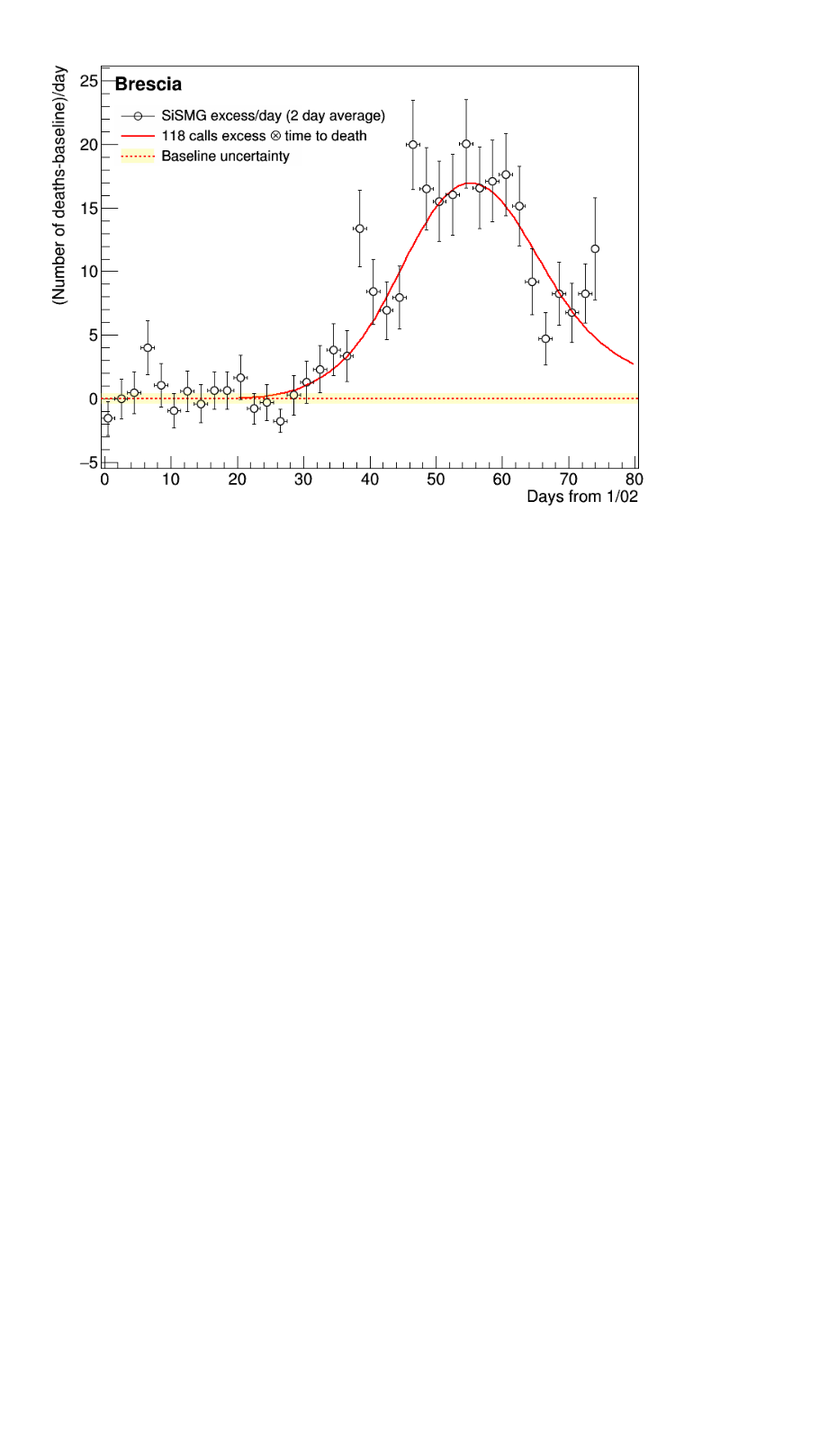
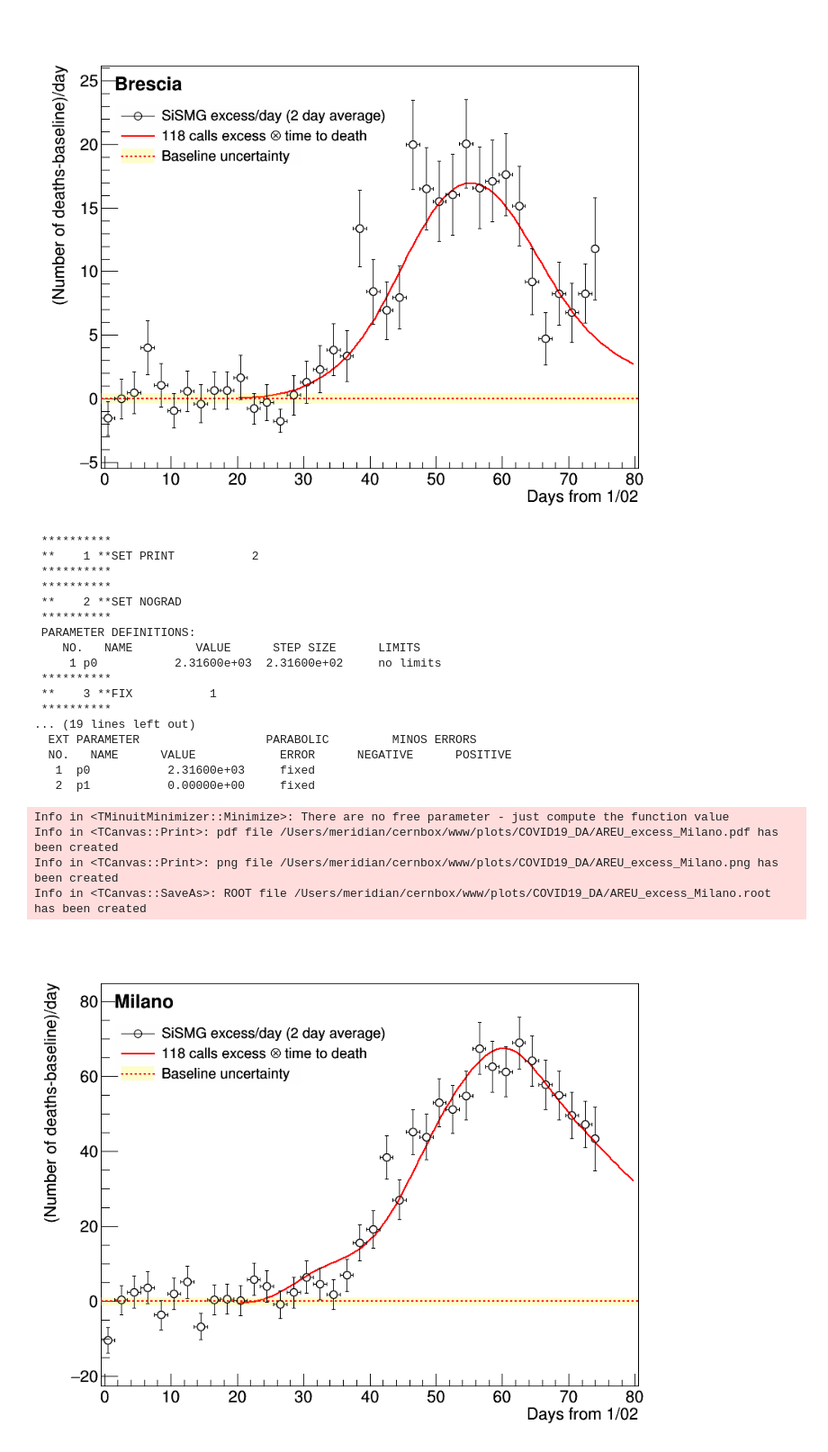
Before and after one commit to pmeridian/COVID19_DA, a Jupyter notebook: AREU.ipynb, the cells around one changed output. Shown: that part at 90% size. Saved outputs shown, nothing was run; the diff lists cells and outputs as text; code cells hidden in the pictures; blank space fills up the shorter version.

```diff
--- a/AREU.ipynb
+++ b/AREU.ipynb
@@ -706,7 +721,7 @@ rebin.Draw('AP')
 fPSConv.FixParameter(0,2316)
 #fPSConv.SetParLimits(0,100,10000)
 fPSConv.Draw('SAME')
-graphs['eccesso_deceduti_giornalieri_Milano'].Fit('fPSConv','REX0V','',40,70)
+#graphs['eccesso_deceduti_giornalieri_Milano'].Fit('fPSConv','REX0V','',40,70)
 
 baseline_stdev=graphs['deceduti_giornalieri_Milano'].GetFunction('fB').GetParError(0)
 box=R.TBox(-0.5,-baseline_stdev,80.5,baseline_stdev)
@@ -722,30 +737,53 @@ rebin.SetMarkerSize(1.3)
 rebin.GetXaxis().SetLimits(-0.5,80.5)
 rebin.GetXaxis().SetRangeUser(-0.5,80.5)
 rebin.GetXaxis().SetTitle("Days from 1/02")
 rebin.GetYaxis().SetTitle("(Number of deaths-baseline)/day")
 box.Draw()
 line.Draw()
 rebin.Draw('PSAME')
 leg=R.TLegend(0.12,0.82,0.4,0.7)
 leg.SetBorderSize(0)
 leg.SetFillColorAlpha(0,0)
 leg.SetTextSize(0.03)
 
 aux=R.TGraph()
 aux.SetFillColorAlpha(R.kYellow,0.2)
 aux.SetLineColor(R.kRed)
 aux.SetLineWidth(2)
 aux.SetLineStyle(2)
 leg.AddEntry(rebin,'SiSMG excess/day (2 day average)','PL')
 leg.AddEntry(fPSConv,'118 calls excess #otimes time to death','L')
 leg.AddEntry(aux,'Baseline uncertainty','FL')
 leg.Draw()
 
 t=R.TLatex()
 t.SetTextSize(0.04)
 t.DrawLatexNDC(0.12,0.85,'%s'%('Milano'))
 
 c1.Draw()
 
 for ext in ['.pdf','.png','.root']:
     c1.SaveAs("~/cernbox/www/plots/COVID19_DA/AREU_excess_Milano"+ext)
+# %% [output]
+ **********
+ **    1 **SET PRINT           2
+ **********
+ **********
+ **    2 **SET NOGRAD
+ **********
+ PARAMETER DEFINITIONS:
+    NO.   NAME         VALUE      STEP SIZE      LIMITS
+     1 p0           2.31600e+03  2.31600e+02     no limits
+ **********
+ **    3 **FIX           1
+ **********
+... (19 lines left out)
+  EXT PARAMETER                  PARABOLIC         MINOS ERRORS
+  NO.   NAME      VALUE            ERROR      NEGATIVE      POSITIVE
+   1  p0           2.31600e+03     fixed
+   2  p1           0.00000e+00     fixed
+Info in <TMinuitMinimizer::Minimize>: There are no free parameter - just compute the function value
+Info in <TCanvas::Print>: pdf file /Users/meridian/cernbox/www/plots/COVID19_DA/AREU_excess_Milano.pdf has been created
+Info in <TCanvas::Print>: png file /Users/meridian/cernbox/www/plots/COVID19_DA/AREU_excess_Milano.png has been created
+Info in <TCanvas::SaveAs>: ROOT file /Users/meridian/cernbox/www/plots/COVID19_DA/AREU_excess_Milano.root has been created
+[figure, added]
```
Also changed, not shown: parts of 10 cells of this notebook, 3 other files.
